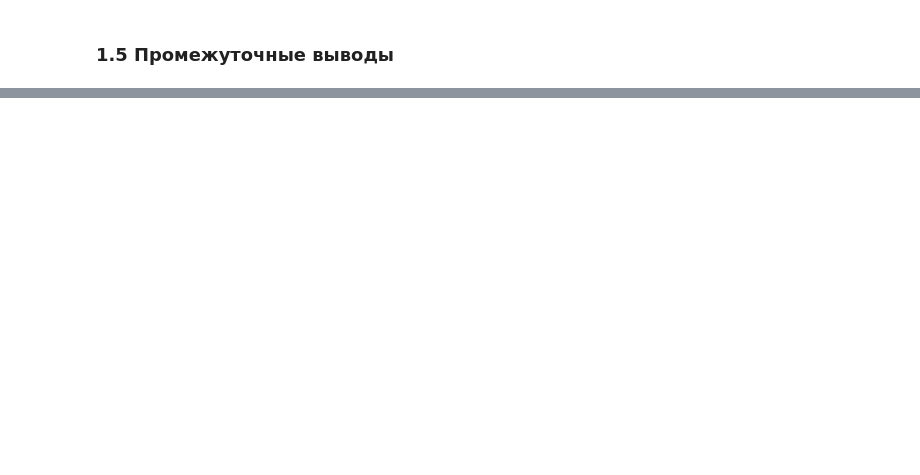
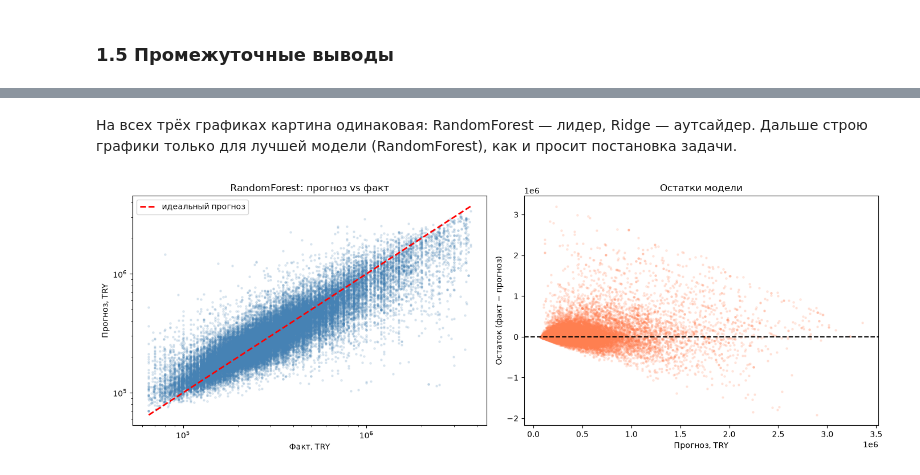
Before and after one commit to kiraelprimova/Teamwork, a Jupyter notebook: Командная работа.ipynb, the cells around one changed output, grey strips where cells are left out. Drawn from its saved outputs; the diff is of its cells as text; code cells hidden in the pictures; blank space fills up the shorter version.

```diff
--- a/Командная работа.ipynb
+++ b/Командная работа.ipynb
@@ -712,0 +850,6 @@ print("Подготовленные выборки успешно сохране
+# %%
+from sklearn.model_selection import RandomizedSearchCV
+
+# для подбора гиперпараметров беру более крупную (но всё ещё небольшую) подвыборку
+X_search, _, y_search, _ = train_test_split(X_train_scaled, y_train, train_size=0.15, random_state=42)
+print('Подвыборка для подбора параметров:', X_search.shape)
@@ -712,0 +1006,29 @@ print("Подготовленные выборки успешно сохране
+# %% [markdown]
+На всех трёх графиках картина одинаковая: RandomForest — лидер, Ridge — аутсайдер. Дальше строю графики только для лучшей модели (RandomForest), как и просит постановка задачи.
+# %%
+pred_rf = np.expm1(rf.predict(X_test_scaled))
+true_rf = np.expm1(y_test)
+
+fig, axes = plt.subplots(1, 2, figsize=(14, 5))
+
+axes[0].scatter(true_rf, pred_rf, alpha=0.15, s=5, color='steelblue')
+lims = [true_rf.min(), true_rf.max()]
+axes[0].plot(lims, lims, 'r--', linewidth=2, label='идеальный прогноз')
+axes[0].set_xscale('log')
+axes[0].set_yscale('log')
+axes[0].set_xlabel('Факт, TRY')
+axes[0].set_ylabel('Прогноз, TRY')
+axes[0].set_title('RandomForest: прогноз vs факт')
+axes[0].legend()
+
+residuals = true_rf - pred_rf
+axes[1].scatter(pred_rf, residuals, alpha=0.15, s=5, color='coral')
+axes[1].axhline(0, color='black', linestyle='--', linewidth=1.5)
+axes[1].set_xlabel('Прогноз, TRY')
+axes[1].set_ylabel('Остаток (факт − прогноз)')
+axes[1].set_title('Остатки модели')
+
+plt.tight_layout()
+plt.show()
+# %% [output]
+[figure, added]
```
Also changed, not shown: parts of 99 cells of this notebook, 1 other file.
